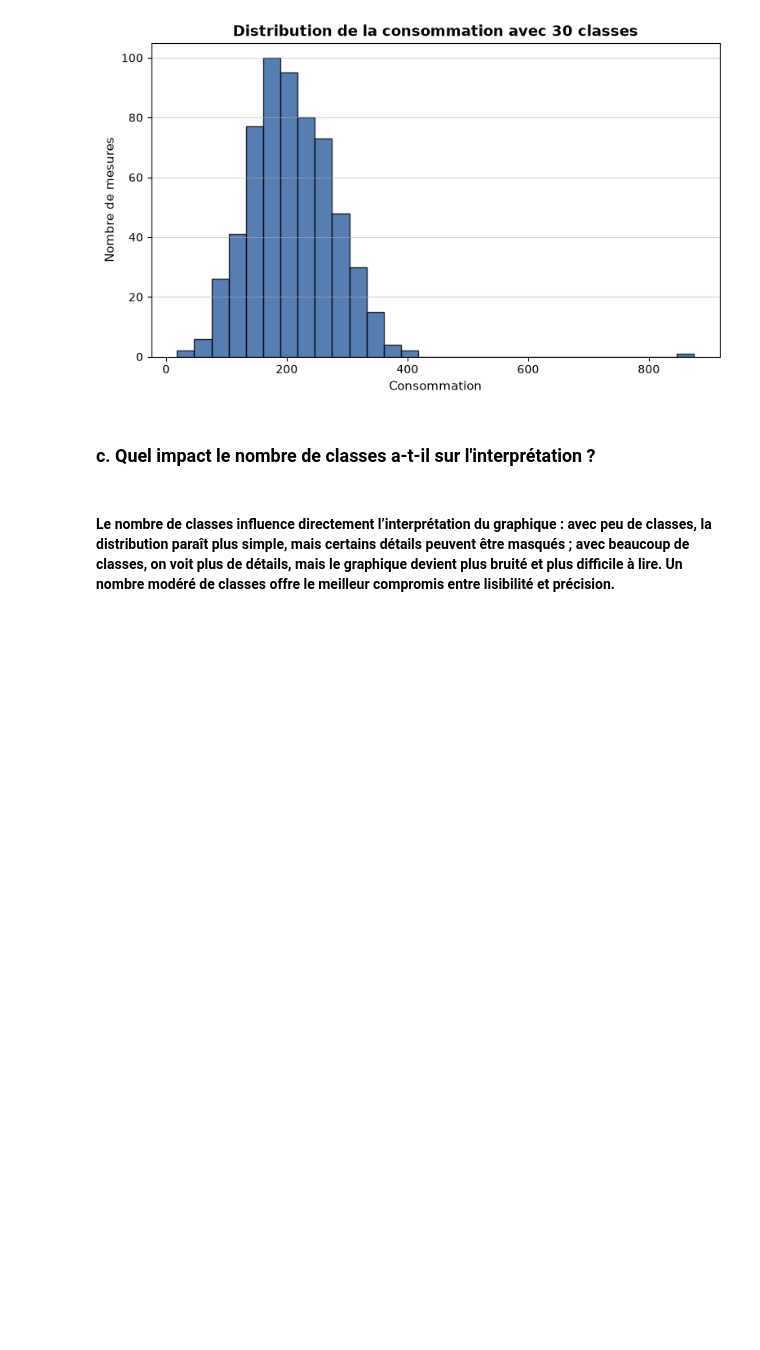
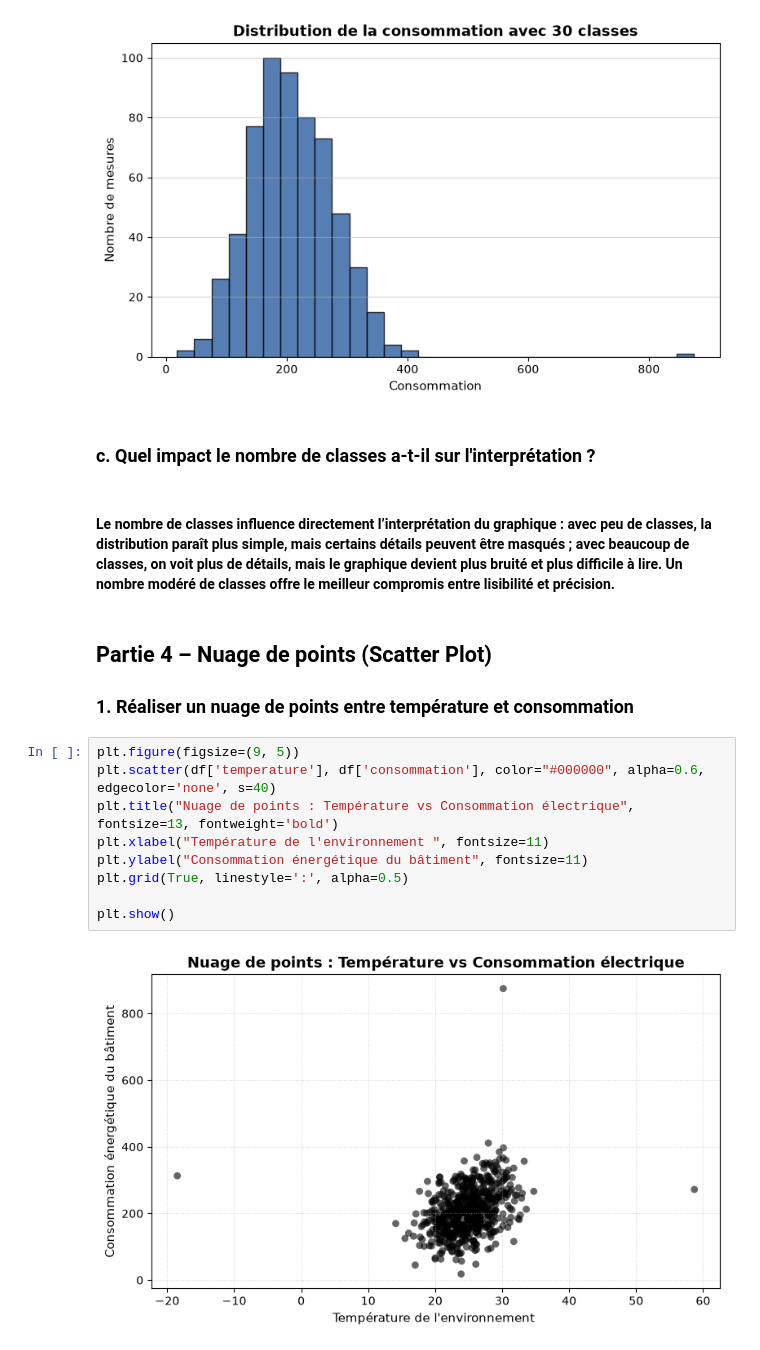
Before and after one commit to DIOPBARHAM/-atelier_matplotlib_iot-, a Jupyter notebook: notebooks/atelier_matplotlib_iot.ipynb, the cells around one changed output. Cells and saved outputs as stored; diff of their text form; blank space fills up the shorter version.

Commit message:
Partie 4 – Nuage de points (Scatter Plot) 1. Réaliser un nuage de points entre température et consommation

```diff
--- a/notebooks/atelier_matplotlib_iot.ipynb
+++ b/notebooks/atelier_matplotlib_iot.ipynb
@@ -184,3 +184,17 @@ plt.show()
 ### c. Quel impact le nombre de classes a-t-il sur l'interprétation ?
 # %% [markdown]
 #### Le nombre de classes influence directement l’interprétation du graphique : avec peu de classes, la distribution paraît plus simple, mais certains détails peuvent être masqués ; avec beaucoup de classes, on voit plus de détails, mais le graphique devient plus bruité et plus difficile à lire. Un nombre modéré de classes offre le meilleur compromis entre lisibilité et précision.
+# %% [markdown]
+## Partie 4 – Nuage de points (Scatter Plot)
+### 1. Réaliser un nuage de points entre température et consommation
+# %%
+plt.figure(figsize=(9, 5))
+plt.scatter(df['temperature'], df['consommation'], color="#000000", alpha=0.6, edgecolor='none', s=40)
+plt.title("Nuage de points : Température vs Consommation électrique", fontsize=13, fontweight='bold')
+plt.xlabel("Température de l'environnement ", fontsize=11)
+plt.ylabel("Consommation énergétique du bâtiment", fontsize=11)
+plt.grid(True, linestyle=':', alpha=0.5)
+
+plt.show()
+# %% [output]
+[figure, added]
```
